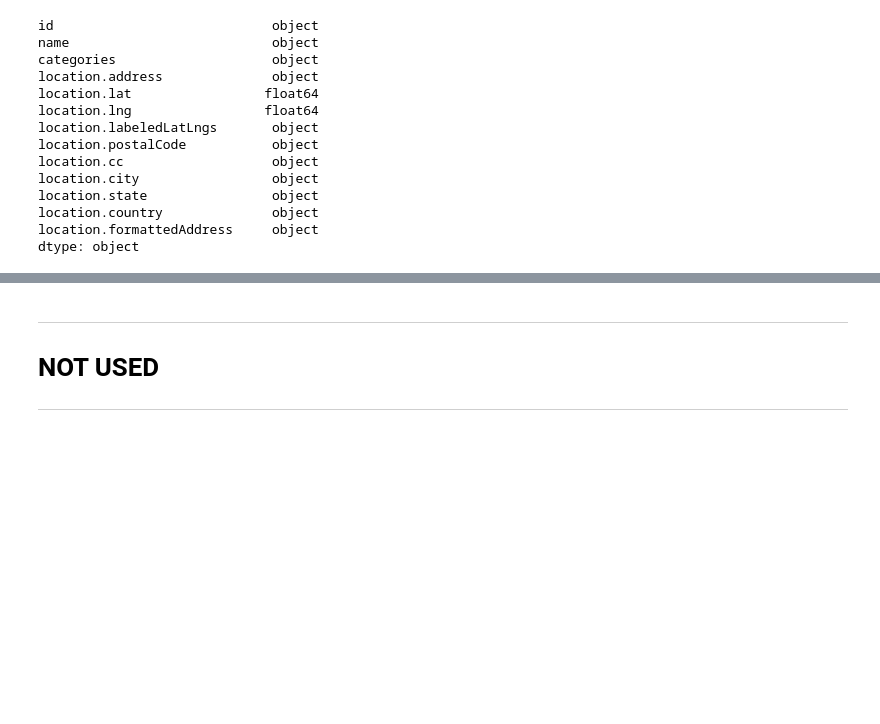
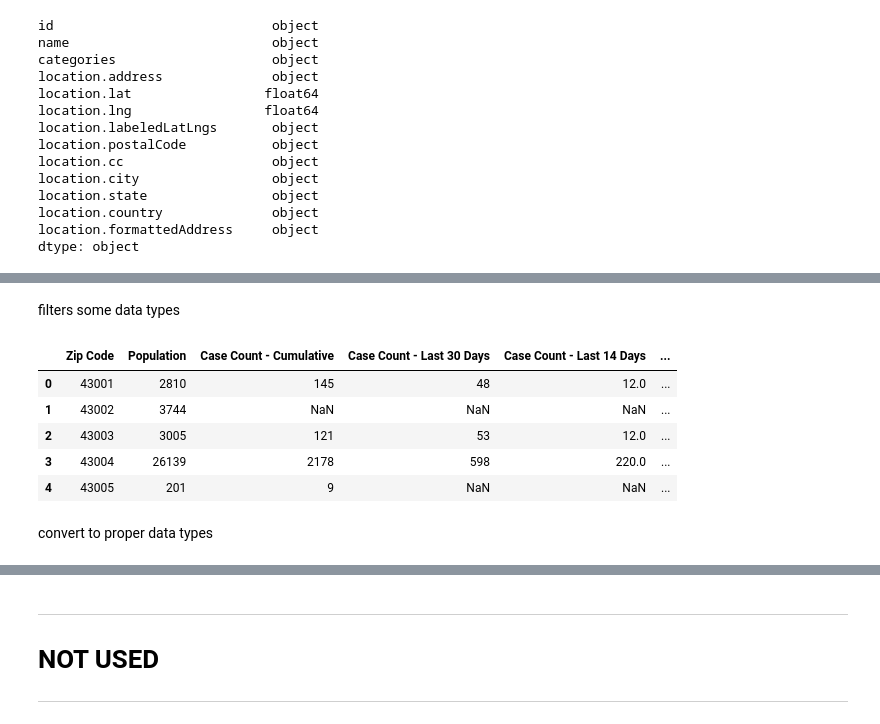
Before and after one commit to stein463/AppliedDataScienceCapstoneIBM, a Jupyter notebook: FinalProjectForIBMDataScienceCertification.ipynb, the cells around one changed output, grey strips where cells are left out. Saved outputs shown, nothing was run; the diff lists cells and outputs as text; code cells hidden in the pictures; blank space fills up the shorter version.

Commit message:
Finished modifying zip_cases_df

```diff
--- a/FinalProjectForIBMDataScienceCertification.ipynb
+++ b/FinalProjectForIBMDataScienceCertification.ipynb
@@ -446,0 +479,14 @@ dtype: object
+# %% [markdown]
+filters some data types
+# %%
+zip_cases_df = zip_cases_df.replace(',|\$|(s|ft)|(s|years)','',regex=True)
+zip_cases_df.head()
+# %% [output]
+|  | Zip Code | Population | Case Count - Cumulative | Case Count - Last 30 Days | Case Count - Last 14 Days | ... |
+| 0 | 43001 | 2810 | 145 | 48 | 12.0 | ... |
+| 1 | 43002 | 3744 | NaN | NaN | NaN | ... |
+| 2 | 43003 | 3005 | 121 | 53 | 12.0 | ... |
+| 3 | 43004 | 26139 | 2178 | 598 | 220.0 | ... |
+| 4 | 43005 | 201 | 9 | NaN | NaN | ... |
+# %% [markdown]
+convert to proper data types
```
Also changed, not shown: parts of 11 cells of this notebook.
